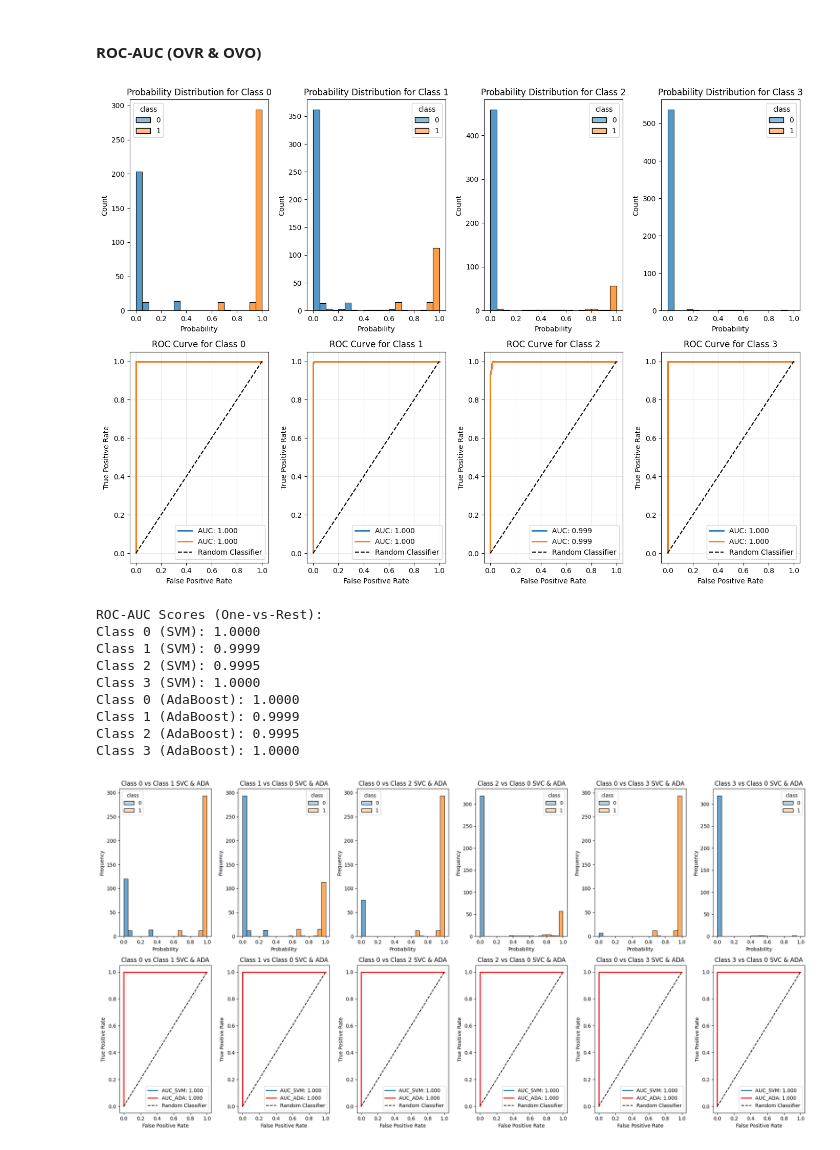
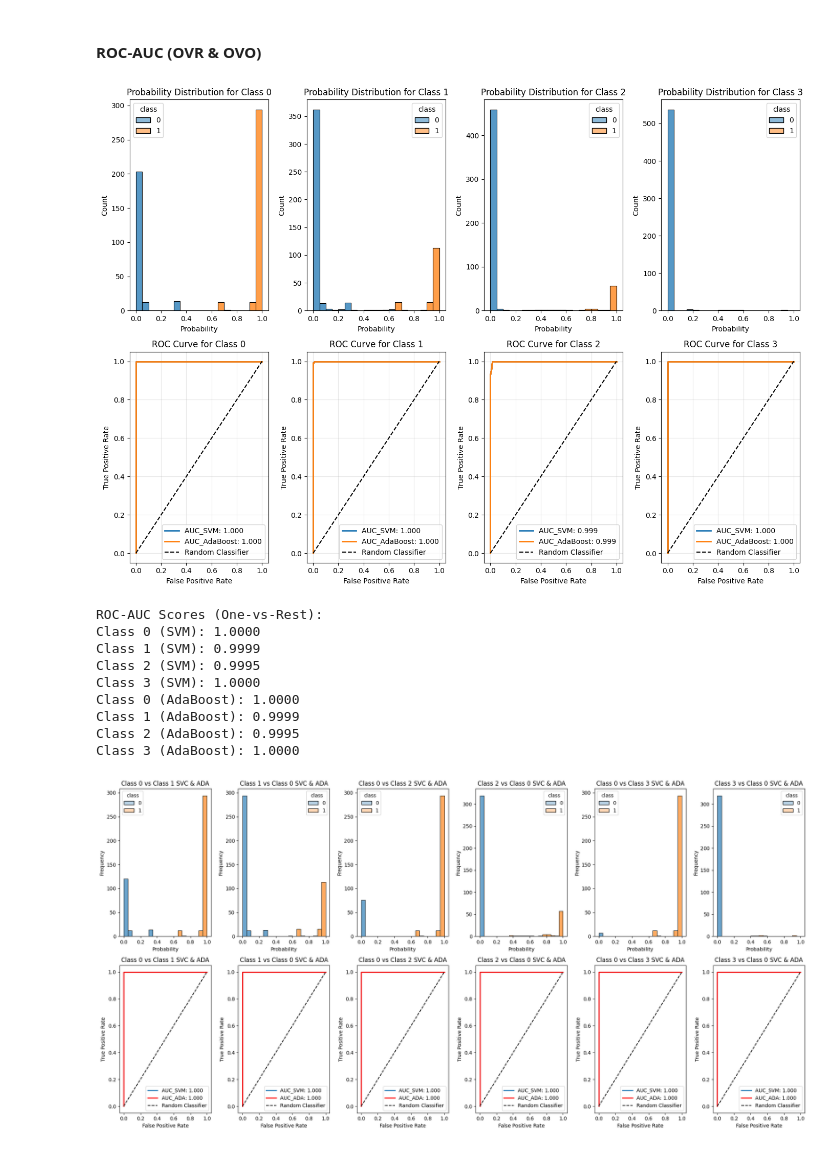
Before and after one commit to MufadhaTiohandra/skripsi, a Jupyter notebook: model.ipynb, the cells around one changed output. Cells and saved outputs as stored; diff of their text form; code cells hidden in the pictures.

```diff
--- a/model.ipynb
+++ b/model.ipynb
@@ -206,36 +208,36 @@ for i in range(len(class_list)):
     sns.histplot(data=df_aux, x='prob_ada', hue='class', color='r', ax=ax, bins=bins)
     ax.set_title(f'Probability Distribution for Class {c}')
     ax.set_xlabel('Probability')
 
     # Plot ROC curve
     ax_bottom = plt.subplot(2, 4, i+5)
     fpr_svm, tpr_svm, _ = roc_curve(df_aux['class'], df_aux['prob_svm'])
     fpr_ada, tpr_ada, _ = roc_curve(df_aux['class'], df_aux['prob_ada'])
     roc_auc_svm = auc(fpr_svm, tpr_svm)
     roc_auc_ada = auc(fpr_ada, tpr_ada)
     roc_auc_ovr_svm[c] = roc_auc_svm
     roc_auc_ovr_ada[c] = roc_auc_ada
 
-    ax_bottom.plot(fpr_svm, tpr_svm, label=f'AUC: {roc_auc_svm:.3f}', linewidth=2)
-    ax_bottom.plot(fpr_ada, tpr_ada, label=f'AUC: {roc_auc_ada:.3f}', linewidth=2)
+    ax_bottom.plot(fpr_svm, tpr_svm, label=f'AUC_SVM: {roc_auc_svm:.3f}', linewidth=2)
+    ax_bottom.plot(fpr_ada, tpr_ada, label=f'AUC_AdaBoost: {roc_auc_ada:.3f}', linewidth=2)
     ax_bottom.plot([0, 1], [0, 1], 'k--', label='Random Classifier')
     ax_bottom.set_xlabel('False Positive Rate')
     ax_bottom.set_ylabel('True Positive Rate')
     ax_bottom.set_title(f'ROC Curve for Class {c}')
     ax_bottom.legend()
     ax_bottom.grid(True, alpha=0.3)
 
 plt.tight_layout()
 plt.show()
 
 # Print AUC scores
 print("ROC-AUC Scores (One-vs-Rest):")
 for label, auc_score in roc_auc_ovr_svm.items():
     print(f"Class {label} (SVM): {auc_score:.4f}")
 for label, auc_score in roc_auc_ovr_ada.items():
     print(f"Class {label} (AdaBoost): {auc_score:.4f}")
 # %% [output]
-[figure, old version]
+[figure, new version]
 ROC-AUC Scores (One-vs-Rest):
 Class 0 (SVM): 1.0000
 Class 1 (SVM): 0.9999
```
Also changed, not shown: parts of 1 cell of this notebook.
